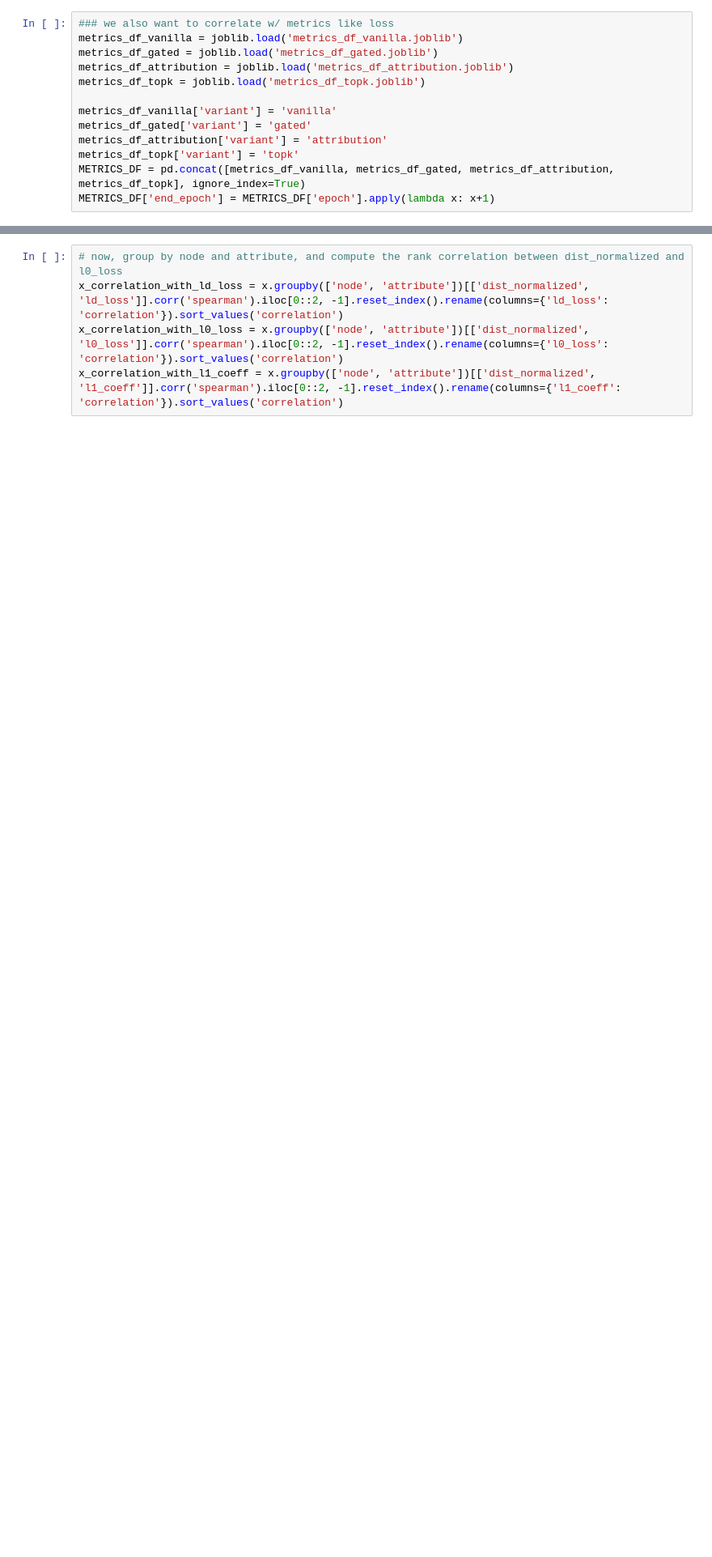
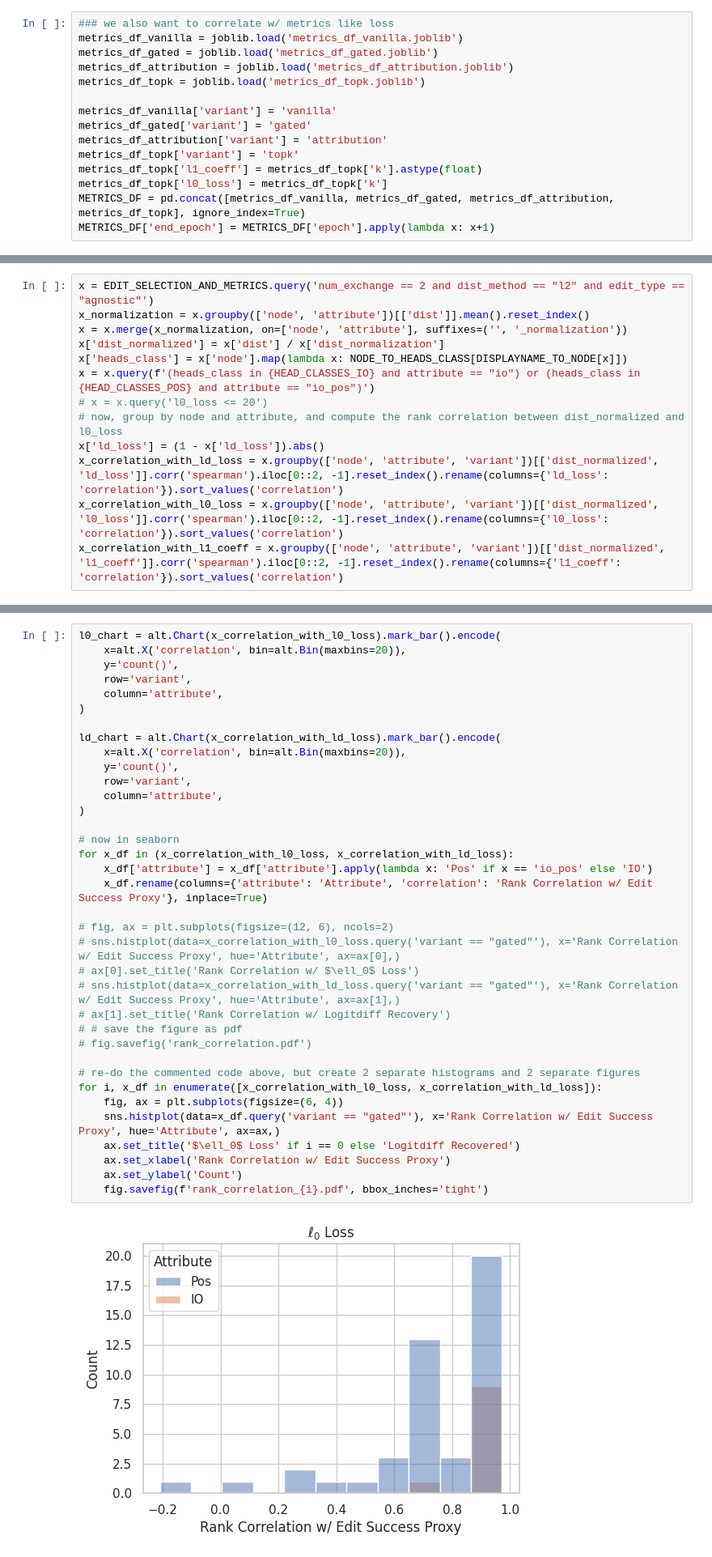
Before and after one commit to amakelov/sae, a Jupyter notebook: analysis.ipynb, the cells around one changed output, grey strips where cells are left out. Shown at 81% size. Drawn from its saved outputs; the diff is of its cells as text; blank space fills up the shorter version.

```diff
--- a/analysis.ipynb
+++ b/analysis.ipynb
@@ -339,6 +339,8 @@ metrics_df_vanilla['variant'] = 'vanilla'
 metrics_df_gated['variant'] = 'gated'
 metrics_df_attribution['variant'] = 'attribution'
 metrics_df_topk['variant'] = 'topk'
+metrics_df_topk['l1_coeff'] = metrics_df_topk['k'].astype(float)
+metrics_df_topk['l0_loss'] = metrics_df_topk['k']
 METRICS_DF = pd.concat([metrics_df_vanilla, metrics_df_gated, metrics_df_attribution, metrics_df_topk], ignore_index=True)
 METRICS_DF['end_epoch'] = METRICS_DF['epoch'].apply(lambda x: x+1)
 # %% [markdown]
@@ -362,3 +364,16 @@ x = x.query(f'(heads_class in {HEAD_CLASSES_IO} and attribute == "io") or (heads
+# %%
+x = EDIT_SELECTION_AND_METRICS.query('num_exchange == 2 and dist_method == "l2" and edit_type == "agnostic"')
+x_normalization = x.groupby(['node', 'attribute'])[['dist']].mean().reset_index()
+x = x.merge(x_normalization, on=['node', 'attribute'], suffixes=('', '_normalization'))
+x['dist_normalized'] = x['dist'] / x['dist_normalization']
+x['heads_class'] = x['node'].map(lambda x: NODE_TO_HEADS_CLASS[DISPLAYNAME_TO_NODE[x]])
+x = x.query(f'(heads_class in {HEAD_CLASSES_IO} and attribute == "io") or (heads_class in {HEAD_CLASSES_POS} and attribute == "io_pos")')
+# x = x.query('l0_loss <= 20')
+# now, group by node and attribute, and compute the rank correlation between dist_normalized and l0_loss
+x['ld_loss'] = (1 - x['ld_loss']).abs()
+x_correlation_with_ld_loss = x.groupby(['node', 'attribute', 'variant'])[['dist_normalized', 'ld_loss']].corr('spearman').iloc[0::2, -1].reset_index().rename(columns={'ld_loss': 'correlation'}).sort_values('correlation')
+x_correlation_with_l0_loss = x.groupby(['node', 'attribute', 'variant'])[['dist_normalized', 'l0_loss']].corr('spearman').iloc[0::2, -1].reset_index().rename(columns={'l0_loss': 'correlation'}).sort_values('correlation')
+x_correlation_with_l1_coeff = x.groupby(['node', 'attribute', 'variant'])[['dist_normalized', 'l1_coeff']].corr('spearman').iloc[0::2, -1].reset_index().rename(columns={'l1_coeff': 'correlation'}).sort_values('correlation')
 # %%
 alt.Chart(x.query('node == "z@L10H0@end"')).mark_point().encode(
     x='l0_loss',
@@ -432,8 +447,41 @@ sns.lineplot(data=y, x='l1_coeff', y='dist_normalized', hue='node', legend=False
 # change x, y labels
 ax.set_xlabel('L1 Coefficient')
 ax.set_ylabel('Best Achievable Distance from Counterfactual Activation')
-# %%
-# now, group by node and attribute, and compute the rank correlation between dist_normalized and l0_loss
-x_correlation_with_ld_loss = x.groupby(['node', 'attribute'])[['dist_normalized', 'ld_loss']].corr('spearman').iloc[0::2, -1].reset_index().rename(columns={'ld_loss': 'correlation'}).sort_values('correlation')
-x_correlation_with_l0_loss = x.groupby(['node', 'attribute'])[['dist_normalized', 'l0_loss']].corr('spearman').iloc[0::2, -1].reset_index().rename(columns={'l0_loss': 'correlation'}).sort_values('correlation')
-x_correlation_with_l1_coeff = x.groupby(['node', 'attribute'])[['dist_normalized', 'l1_coeff']].corr('spearman').iloc[0::2, -1].reset_index().rename(columns={'l1_coeff': 'correlation'}).sort_values('correlation')
+# %%
+l0_chart = alt.Chart(x_correlation_with_l0_loss).mark_bar().encode(
+    x=alt.X('correlation', bin=alt.Bin(maxbins=20)),
+    y='count()',
+    row='variant',
+    column='attribute',
+)
+
+ld_chart = alt.Chart(x_correlation_with_ld_loss).mark_bar().encode(
+    x=alt.X('correlation', bin=alt.Bin(maxbins=20)),
+    y='count()',
+    row='variant',
+    column='attribute',
+)
+
+# now in seaborn
+for x_df in (x_correlation_with_l0_loss, x_correlation_with_ld_loss):
+    x_df['attribute'] = x_df['attribute'].apply(lambda x: 'Pos' if x == 'io_pos' else 'IO')
+    x_df.rename(columns={'attribute': 'Attribute', 'correlation': 'Rank Correlation w/ Edit Success Proxy'}, inplace=True)
+
+# fig, ax = plt.subplots(figsize=(12, 6), ncols=2)
+# sns.histplot(data=x_correlation_with_l0_loss.query('variant == "gated"'), x='Rank Correlation w/ Edit Success Proxy', hue='Attribute', ax=ax[0],)
+# ax[0].set_title('Rank Correlation w/ $\ell_0$ Loss')
+# sns.histplot(data=x_correlation_with_ld_loss.query('variant == "gated"'), x='Rank Correlation w/ Edit Success Proxy', hue='Attribute', ax=ax[1],)
+# ax[1].set_title('Rank Correlation w/ Logitdiff Recovery')
+# # save the figure as pdf
+# fig.savefig('rank_correlation.pdf')
+
+# re-do the commented code above, but create 2 separate histograms and 2 separate figures
+for i, x_df in enumerate([x_correlation_with_l0_loss, x_correlation_with_ld_loss]):
+    fig, ax = plt.subplots(figsize=(6, 4))
+    sns.histplot(data=x_df.query('variant == "gated"'), x='Rank Correlation w/ Edit Success Proxy', hue='Attribute', ax=ax,)
+    ax.set_title('$\ell_0$ Loss' if i == 0 else 'Logitdiff Recovered')
+    ax.set_xlabel('Rank Correlation w/ Edit Success Proxy')
+    ax.set_ylabel('Count')
+    fig.savefig(f'rank_correlation_{i}.pdf', bbox_inches='tight')
+# %% [output]
+[figure, added]
```
Also changed, not shown: parts of 14 cells of this notebook, 4 other files.
